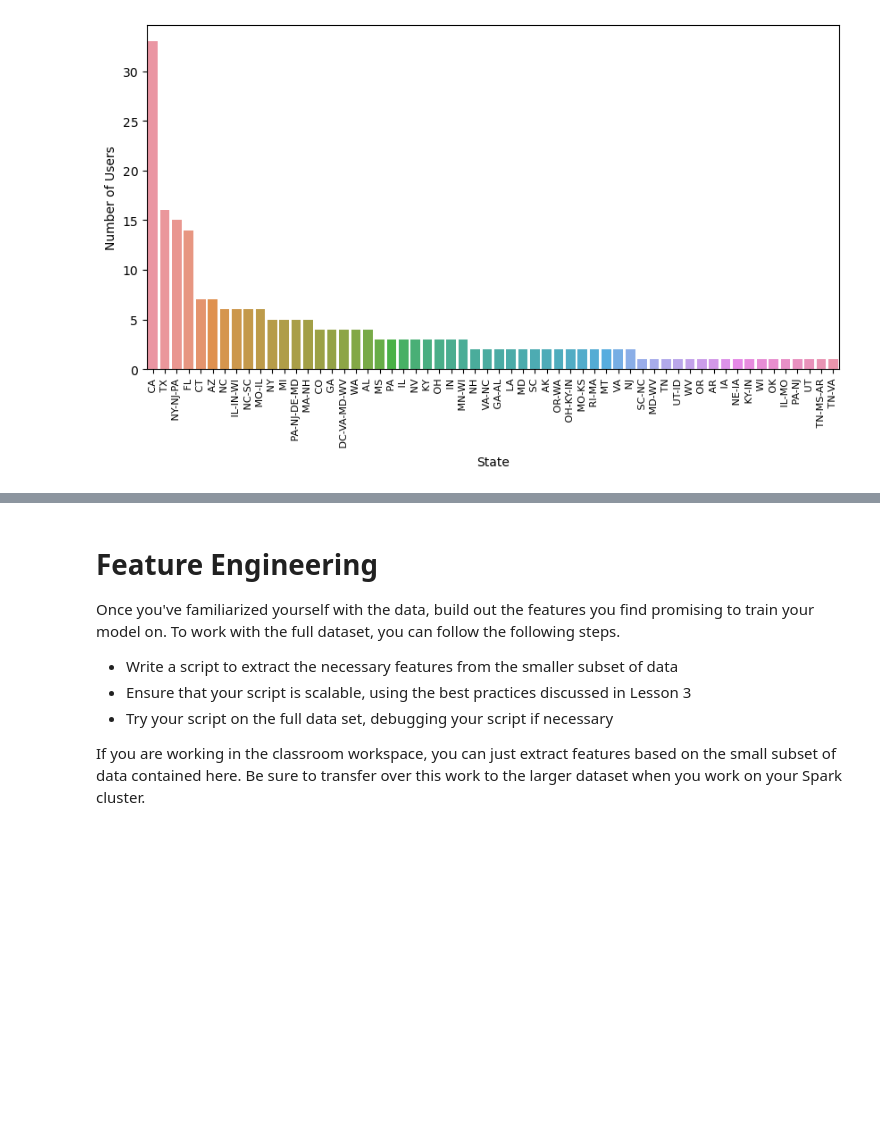
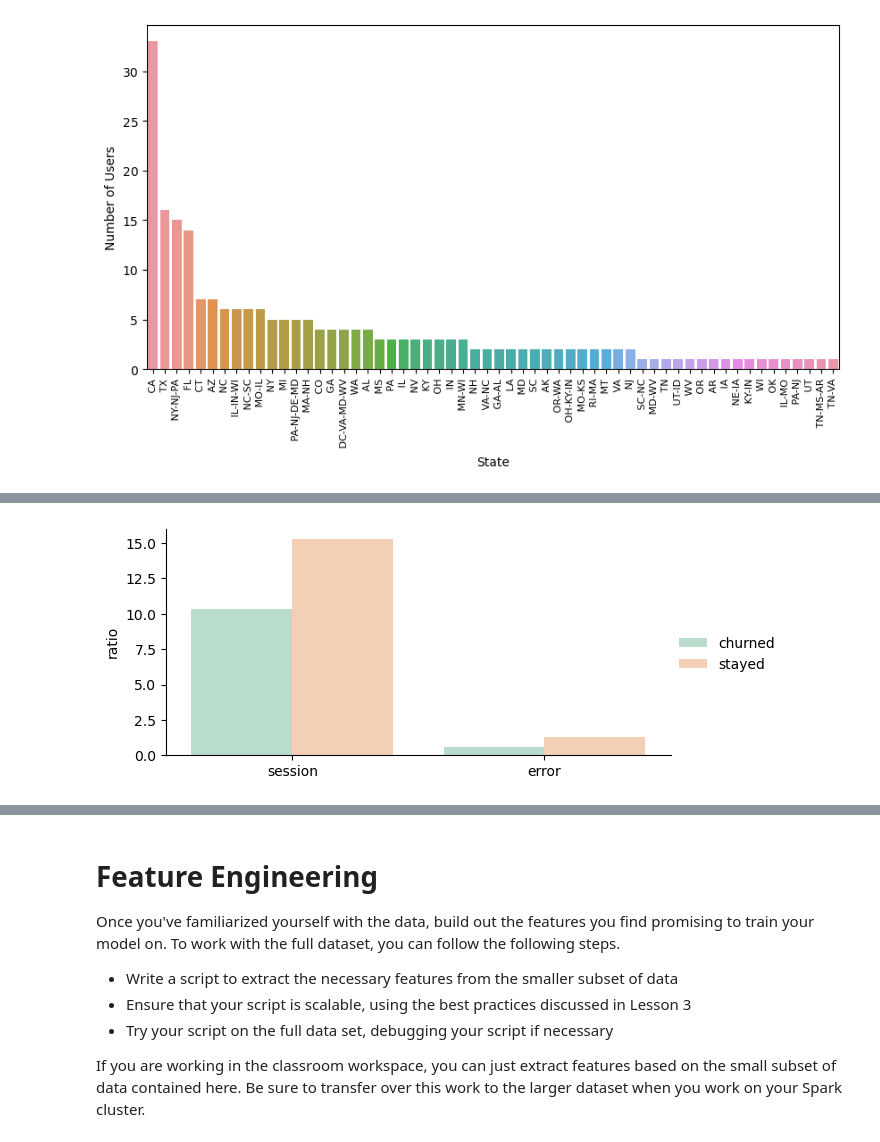
Before and after one commit to audidatacamp370/p4_capstone_spakify, a Jupyter notebook: Sparkify.ipynb, the cells around one changed output, grey strips where cells are left out. Saved outputs shown, nothing was run; the diff lists cells and outputs as text; code cells hidden in the pictures; blank space fills up the shorter version.

```diff
--- a/Sparkify.ipynb
+++ b/Sparkify.ipynb
@@ -339,0 +370,4 @@ df_churned=user_churned.toPandas()
+# %%
+barplot_userfeatures(df=df_user,features=['session_count', 'error_count'],hue='churned')
+# %% [output]
+[figure, added]
```
Also changed, not shown: parts of 17 cells of this notebook.
